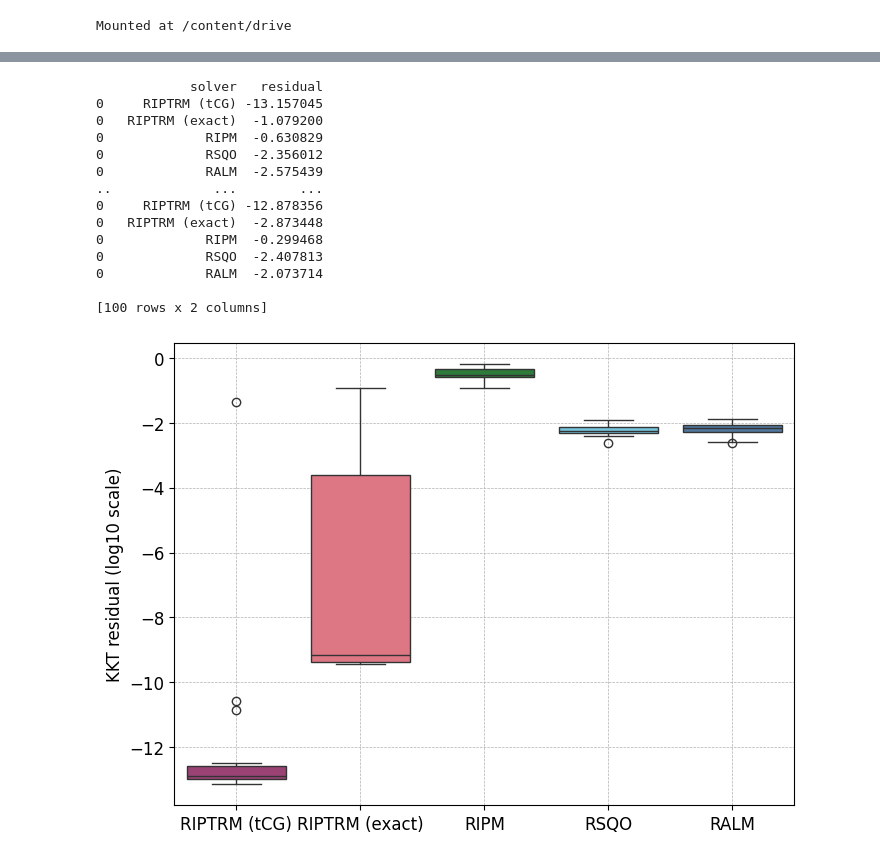
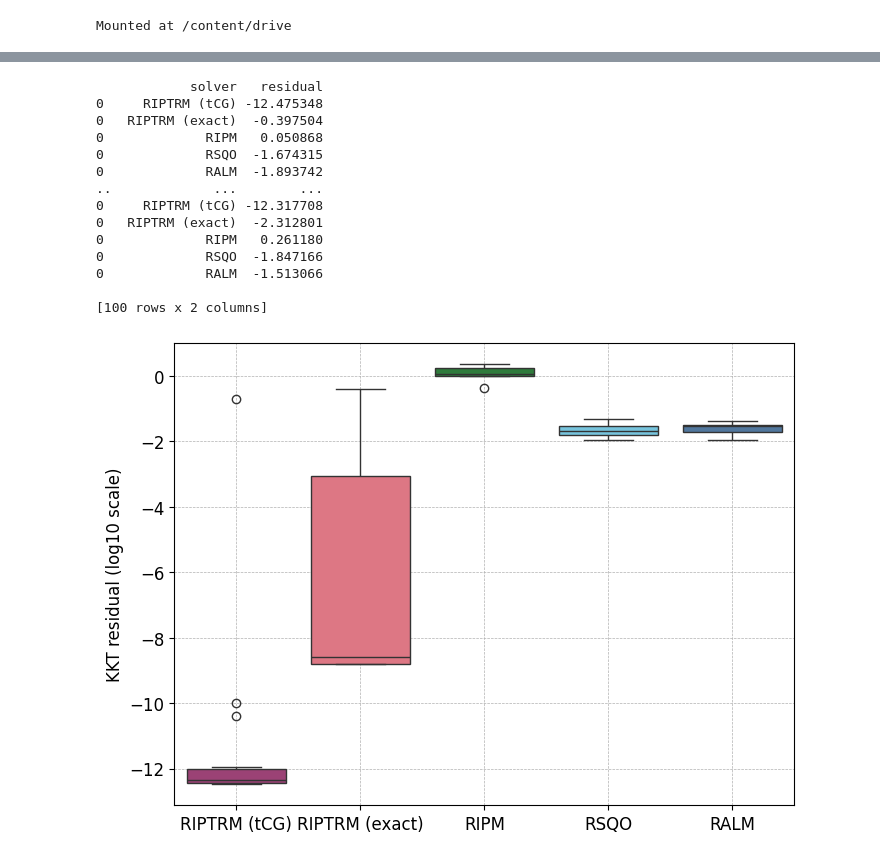
Before and after one commit to shirokumakur0/Riemannian-interior-point-trust-region-method, a Jupyter notebook: src/StableIdentification/colab_analyzer.ipynb, the cells around one changed output, grey strips where cells are left out. Drawn from its saved outputs; the diff is of its cells as text; code cells hidden in the pictures.

```diff
--- a/src/StableIdentification/colab_analyzer.ipynb
+++ b/src/StableIdentification/colab_analyzer.ipynb
@@ -85,7 +85,7 @@ is_y_logscale = True
 
 for initialpoint in problem_initialpoint:
   # Initial setting
-  plt.figure(figsize=(12, 6))
+  plt.figure(figsize=(8, 6))
   # plt.title(f"{xaxis_col_name} vs {yaxis_col_name} for {problem_name}-{problem_instance}-{initialpoint}")
   plt.ylabel(f"{yaxis_col_name}")
 
@@ -219,50 +219,51 @@ for instance in problem_instance:
       loaded = pd.read_csv(f"{load_path}/{solver}_{file_name}.csv")
       loaded = loaded[loaded["time"] <= 240]
       # print(loaded)
+      value = loaded[column_name].min()
       # value = loaded.loc[loaded.index[-1], column_name]
-      value = loaded[column_name].min() / loaded.loc[0, column_name]
+      # value = loaded[column_name].min() / loaded.loc[0, column_name]
       if is_y_logscale:
         value = np.log10(value)
       display_name = set_display_name(solver)
       data["solver"] = display_name
       data[f"{column_name}"] = value
       instance_df = pd.DataFrame([data])
       df = pd.concat([instance_df, df])
 
 print(df)
 # plt.figure(figsize=(10, 6))
 fig, ax = plt.subplots(figsize=(8, 6))
 bb_tol_colors = ["#AA3377", "#EE6677","#228833","#66CCEE","#4477AA"]
 sns.boxplot(x="solver", y=f"{column_name}", data=df, hue="solver", palette = bb_tol_colors, legend=False)
 
 # plt.title(f"Box plot of {column_name} across {problem_name} instances")
 plt.xlabel("")
 # ylabel_name = f"{column_name} (log10 scale))" if is_y_logscale else column_name
 # plt.ylabel(ylabel_name)
-ylabel = set_ylabel(yaxis_col_name, is_y_logscale)
+ylabel = set_ylabel(column_name, is_y_logscale)
 plt.ylabel(ylabel, fontsize="large")
 plt.grid(True, which="both", linestyle="--", linewidth=0.5)
 
 
 ax.tick_params(axis="x", labelsize="large")
 ax.tick_params(axis="y", labelsize="large")
 
 output_folder = f"{root_path}/result/{problem_name}"
 os.makedirs(output_folder, exist_ok=True)  # create {problem_name} folder under 'result' folder
 plt.savefig(f"{output_folder}/boxplot_{column_name}.pdf", bbox_inches="tight")
 # %% [output]
             solver   residual
-0     RIPTRM (tCG) -13.157045
-0   RIPTRM (exact)  -1.079200
-0             RIPM  -0.630829
-0             RSQO  -2.356012
-0             RALM  -2.575439
+0     RIPTRM (tCG) -12.475348
+0   RIPTRM (exact)  -0.397504
+0             RIPM   0.050868
+0             RSQO  -1.674315
+0             RALM  -1.893742
 ..             ...        ...
-0     RIPTRM (tCG) -12.878356
-0   RIPTRM (exact)  -2.873448
-0             RIPM  -0.299468
-0             RSQO  -2.407813
-0             RALM  -2.073714
+0     RIPTRM (tCG) -12.317708
+0   RIPTRM (exact)  -2.312801
+0             RIPM   0.261180
+0             RSQO  -1.847166
+0             RALM  -1.513066
 
 [100 rows x 2 columns]
-[figure, old version]
+[figure, new version]
```
Also changed, not shown: parts of 1 cell of this notebook, 37 other files.
